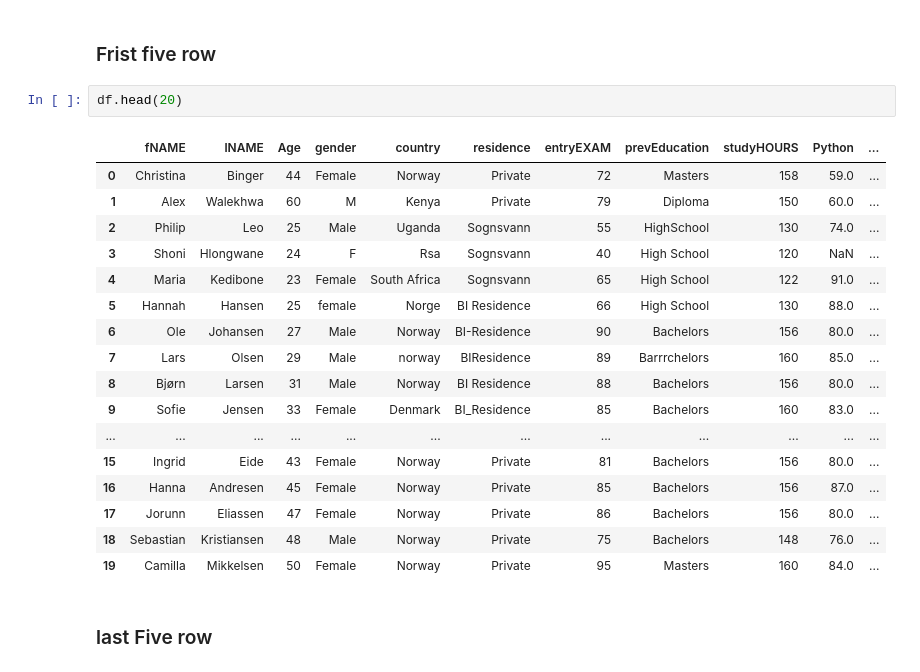
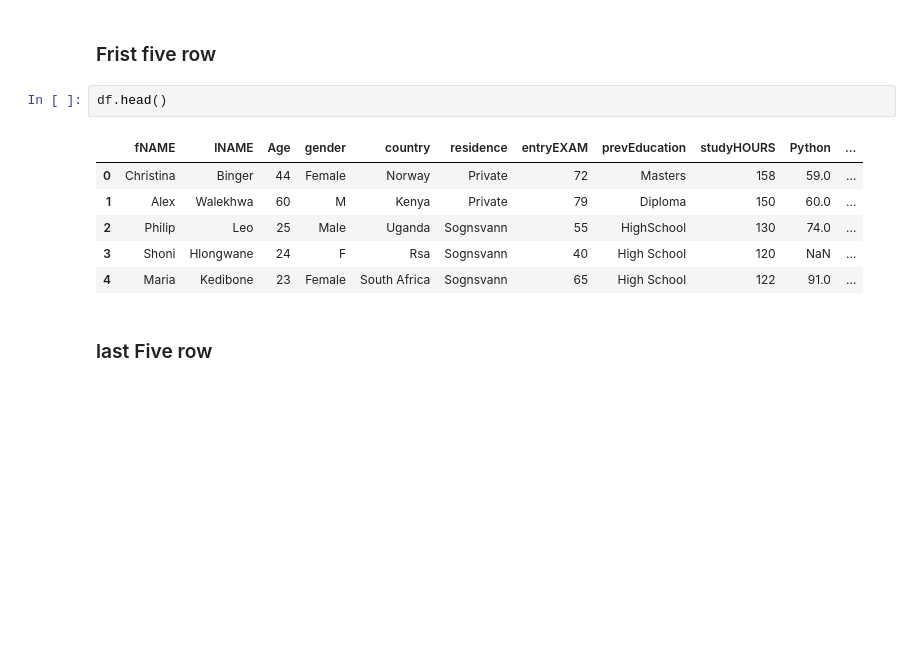
Before and after one commit to lukhi-laksh/Kaggle-Notebooks, a Jupyter notebook: Bi Intro/Bi_Intro.ipynb, the cells around one changed output. Cells and saved outputs as stored; diff of their text form; blank space fills up the shorter version.

```diff
--- a/Bi Intro/Bi_Intro.ipynb
+++ b/Bi Intro/Bi_Intro.ipynb
@@ -28,25 +31,14 @@ df = pd.read_csv('bi.csv', encoding='latin1')
 # %% [markdown]
 ### Frist five row
 # %%
-df.head(20)
+df.head()
 # %% [output]
 |  | fNAME | lNAME | Age | gender | country | residence | entryEXAM | prevEducation | studyHOURS | Python | ... |
 | 0 | Christina | Binger | 44 | Female | Norway | Private | 72 | Masters | 158 | 59.0 | ... |
 | 1 | Alex | Walekhwa | 60 | M | Kenya | Private | 79 | Diploma | 150 | 60.0 | ... |
 | 2 | Philip | Leo | 25 | Male | Uganda | Sognsvann | 55 | HighSchool | 130 | 74.0 | ... |
 | 3 | Shoni | Hlongwane | 24 | F | Rsa | Sognsvann | 40 | High School | 120 | NaN | ... |
 | 4 | Maria | Kedibone | 23 | Female | South Africa | Sognsvann | 65 | High School | 122 | 91.0 | ... |
-| 5 | Hannah | Hansen | 25 | female | Norge | BI Residence | 66 | High School | 130 | 88.0 | ... |
-| 6 | Ole | Johansen | 27 | Male | Norway | BI-Residence | 90 | Bachelors | 156 | 80.0 | ... |
-| 7 | Lars | Olsen | 29 | Male | norway | BIResidence | 89 | Barrrchelors | 160 | 85.0 | ... |
-| 8 | Bjørn | Larsen | 31 | Male | Norway | BI Residence | 88 | Bachelors | 156 | 80.0 | ... |
-| 9 | Sofie | Jensen | 33 | Female | Denmark | BI_Residence | 85 | Bachelors | 160 | 83.0 | ... |
-| ... | ... | ... | ... | ... | ... | ... | ... | ... | ... | ... | ... |
-| 15 | Ingrid | Eide | 43 | Female | Norway | Private | 81 | Bachelors | 156 | 80.0 | ... |
-| 16 | Hanna | Andresen | 45 | Female | Norway | Private | 85 | Bachelors | 156 | 87.0 | ... |
-| 17 | Jorunn | Eliassen | 47 | Female | Norway | Private | 86 | Bachelors | 156 | 80.0 | ... |
-| 18 | Sebastian | Kristiansen | 48 | Male | Norway | Private | 75 | Bachelors | 148 | 76.0 | ... |
-| 19 | Camilla | Mikkelsen | 50 | Female | Norway | Private | 95 | Masters | 160 | 84.0 | ... |
 # %% [markdown]
 ### last Five row
 # %%
```
Also changed, not shown: parts of 59 cells of this notebook, 1 other file.
